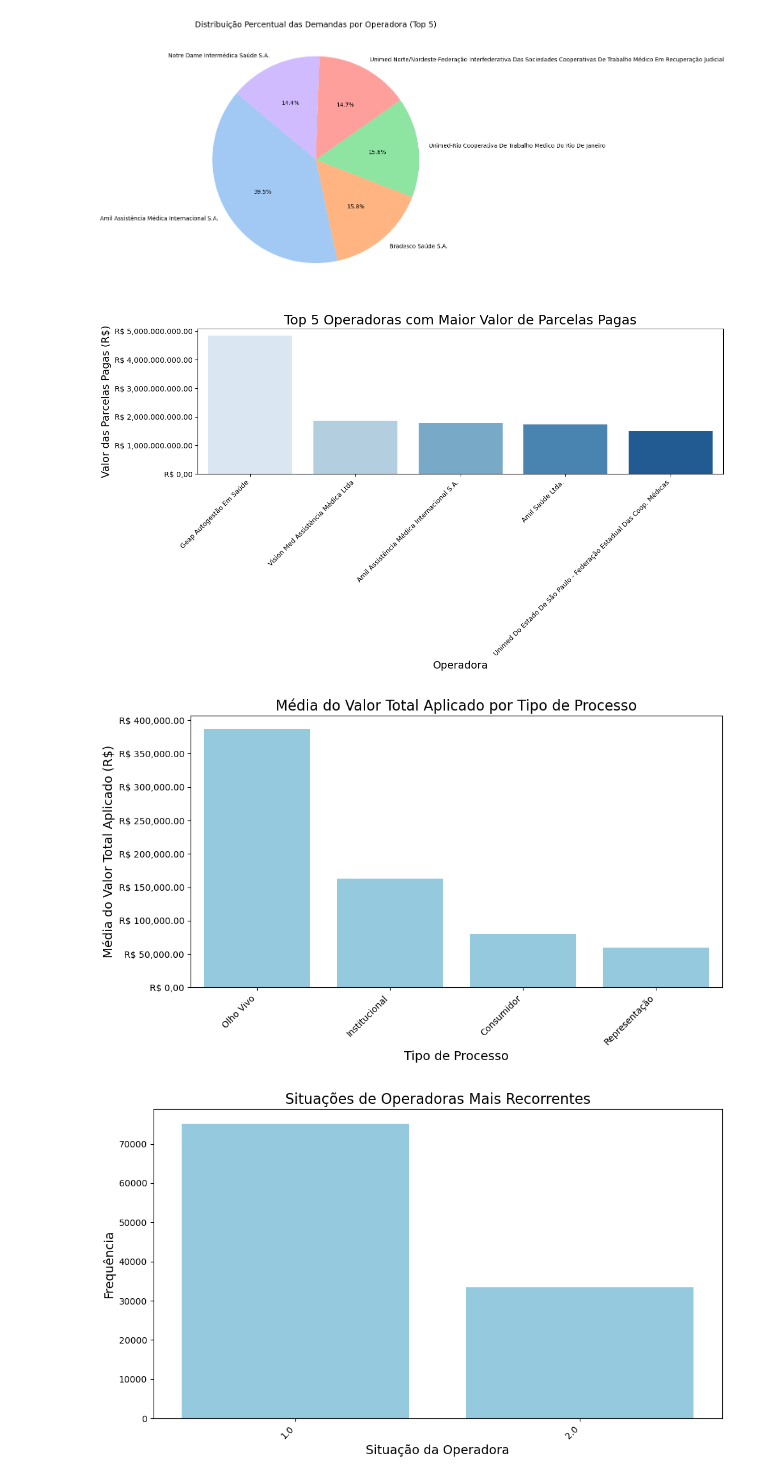
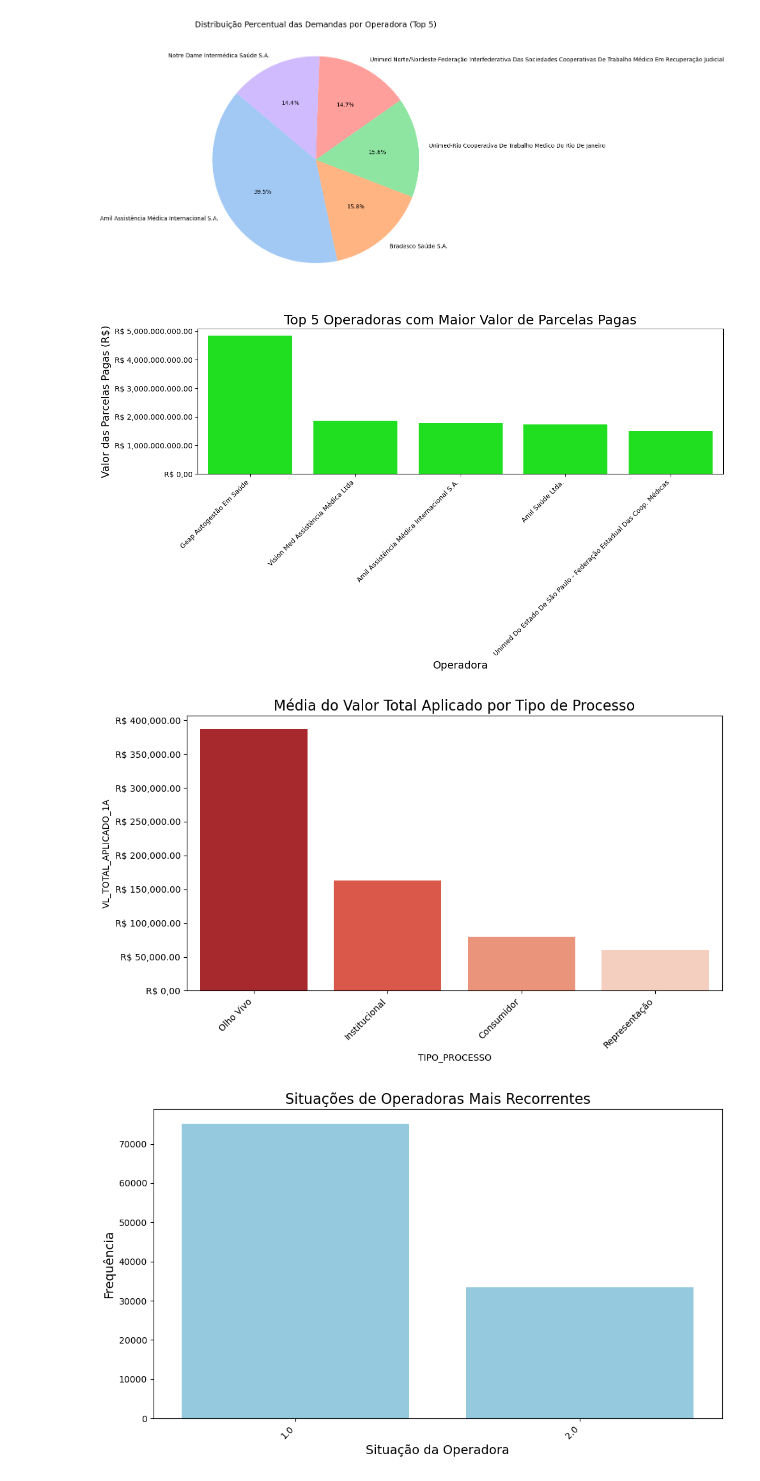
Before and after one commit to rdzw/DATA-SCIENCE-E-BUSINESS-INTELLIGENCE, a Jupyter notebook: turma2/atividade_26_11_24.ipynb, the cells around one changed output. Cells and saved outputs as stored; diff of their text form; code cells hidden in the pictures.

```diff
--- a/turma2/atividade_26_11_24.ipynb
+++ b/turma2/atividade_26_11_24.ipynb
@@ -22,7 +16,7 @@ from matplotlib.ticker import FuncFormatter
 # %%
 import seaborn as sns
 # %%
-path = "C:/Users/rodrigo/Desktop/DATA-SCIENCE-E-BUSINESS-INTELLIGENCE/turma2/datasets/"
+path = "C:/Users/noturno/Desktop/DATA-SCIENCE-E-BUSINESS-INTELLIGENCE/turma2/datasets/"
 # %%
 df_mark = pd.read_csv(path + 'penalidades_aplicadas_a_operadoras.csv',sep=';', encoding='ISO-8859-1')
 # %%
@@ -98,7 +95,7 @@ df_top_parcelas = df_mark[['RAZAO_SOCIAL', 'VL_PARCELAS_ANS_PAGAS']].groupby('RA
 
 # Criar gráfico de barras para o valor de parcelas pagas
 plt.figure(figsize=(12, 7))
-ax = sns.barplot(x='RAZAO_SOCIAL', y='VL_PARCELAS_ANS_PAGAS', data=df_top_parcelas, palette='Blues')
+ax = sns.barplot(x='RAZAO_SOCIAL', y='VL_PARCELAS_ANS_PAGAS', data=df_top_parcelas, color='#00FF00')
 
 # Adicionar título e rótulos com fontes maiores
 plt.title('Top 5 Operadoras com Maior Valor de Parcelas Pagas', fontsize=18)
@@ -120,37 +117,36 @@ plt.tight_layout()
 # Exibir gráfico
 plt.show()
 # %% [output]
-[figure, old version]
+[figure, new version]
 # %%
 # Calcular a média do valor total aplicado por tipo de processo
-df_media_tipo = df_mark[['TIPO_PROCESSO', 'VL_TOTAL_APLICADO_1A']].groupby('TIPO_PROCESSO').mean() \
-                  .sort_values(by='VL_TOTAL_APLICADO_1A', ascending=False).reset_index()
+df_media_tipo = df_mark[['TIPO_PROCESSO', 'VL_TOTAL_APLICADO_1A']].groupby('TIPO_PROCESSO').mean().sort_values(by='VL_TOTAL_APLICADO_1A', ascending=False).reset_index()
 
-# Criar gráfico de barras para a média do valor total aplicado por tipo de processo
+# Criar gráfico de barras com gradiente de cores (paleta "Reds_r" invertida)
 plt.figure(figsize=(10, 6))
-ax = sns.barplot(x='TIPO_PROCESSO', y='VL_TOTAL_APLICADO_1A', data=df_media_tipo, color='skyblue')
+sns.barplot(
+    x='TIPO_PROCESSO',
+    y='VL_TOTAL_APLICADO_1A',
+    data=df_media_tipo,
+    hue='TIPO_PROCESSO',  # Usando hue para colorir com base em 'TIPO_PROCESSO'
+    palette='Reds_r',      # Usando a paleta "Reds_r" para inverter as cores
+    legend=False           # Desativando a legenda
+)
 
-# Adicionar título e rótulos com fontes maiores
+# Adicionar título
 plt.title('Média do Valor Total Aplicado por Tipo de Processo', fontsize=16)
-plt.xlabel('Tipo de Processo', fontsize=14)
-plt.ylabel('Média do Valor Total Aplicado (R$)', fontsize=14)
 
 # Formatar valores no eixo Y como moeda
-def formatar_moeda_y(valor, _):
-    return f'R$ {valor:,.2f}'.replace(',', '.').replace('.', ',', 1)
+plt.gca().yaxis.set_major_formatter(FuncFormatter(lambda x, _: f'R$ {x:,.2f}'.replace(',', '.').replace('.', ',', 1)))
 
-plt.gca().yaxis.set_major_formatter(FuncFormatter(formatar_moeda_y))
-
-# Ajustar os rótulos do eixo X para evitar sobreposição e aumentar a visibilidade
+# Ajustar os rótulos do eixo X e layout
 plt.xticks(rotation=45, ha='right', fontsize=10)
-
-# Ajustar o layout para garantir que todos os elementos caibam
 plt.tight_layout()
 
 # Exibir gráfico
 plt.show()
 # %% [output]
-[figure, old version]
+[figure, new version]
 # %%
 # Contar as situações mais recorrentes
 df_situacoes = df_mark['SITUACAO_OPERADORA'].value_counts().head(5).reset_index()
```
Also changed, not shown: parts of 8 cells of this notebook, 1 other file.
